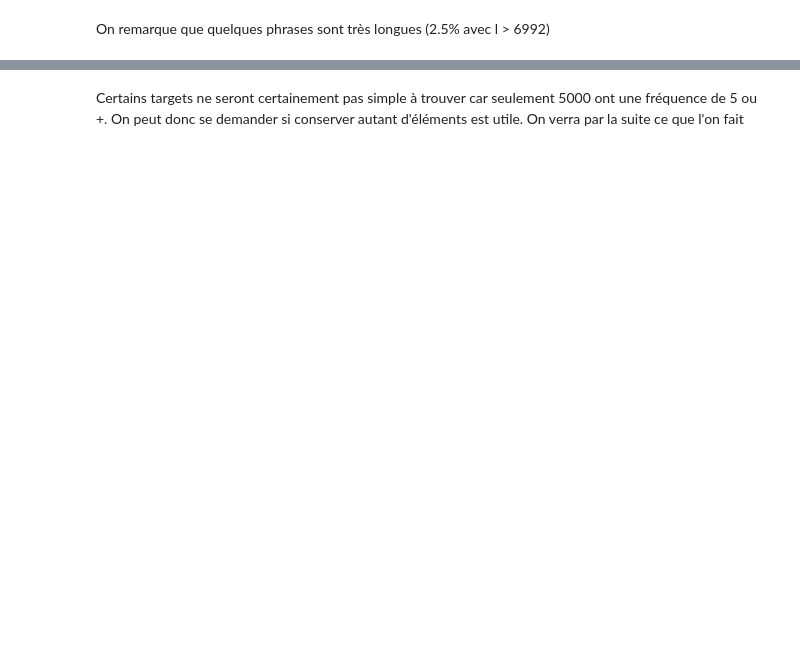
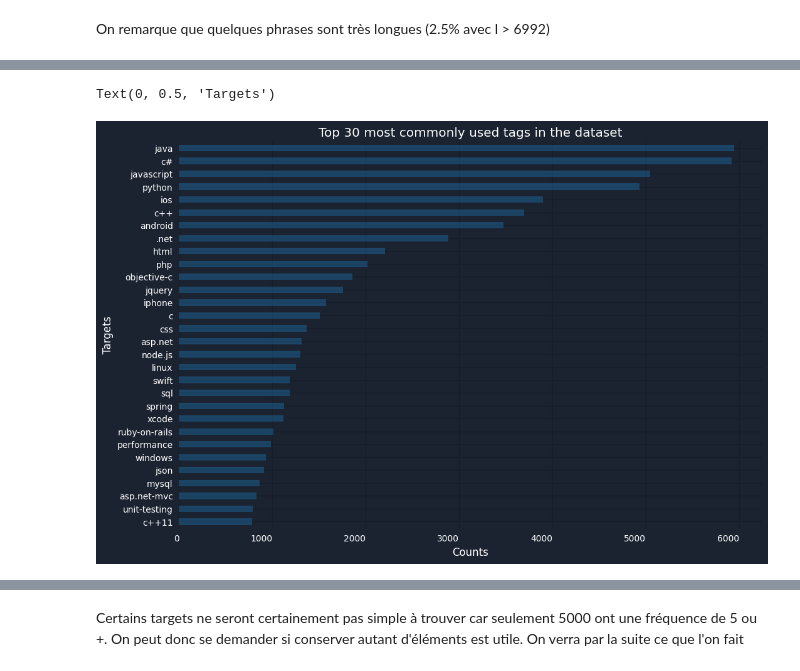
Before and after one commit to AlanBlanchet/CategorisezAutomatiquementDesQuestions, a Jupyter notebook: notebooks/exploration.ipynb, the cells around one changed output, grey strips where cells are left out. Drawn from its saved outputs; the diff is of its cells as text; code cells hidden in the pictures; blank space fills up the shorter version.

```diff
--- a/notebooks/exploration.ipynb
+++ b/notebooks/exploration.ipynb
@@ -64,10 +178,13 @@ print(len(target_list.unique()))
 # %%
 target_list_counts = target_list.value_counts().sort_values()
 target_list_counts_tail = target_list_counts.tail(30)
-target_list_counts_tail.plot.barh()
+target_list_counts_tail.to_pandas().plot.barh()
 plt.title("Top 30 most commonly used tags in the dataset")
 plt.xlabel("Counts")
 plt.ylabel("Targets")
+# %% [output]
+Text(0, 0.5, 'Targets')
+[figure, added]
 # %%
 target_list_count_under_5 = target_list_counts[target_list_counts < 5]
 target_list_count_under_5
```
Also changed, not shown: parts of 38 cells of this notebook, 9 other files.
